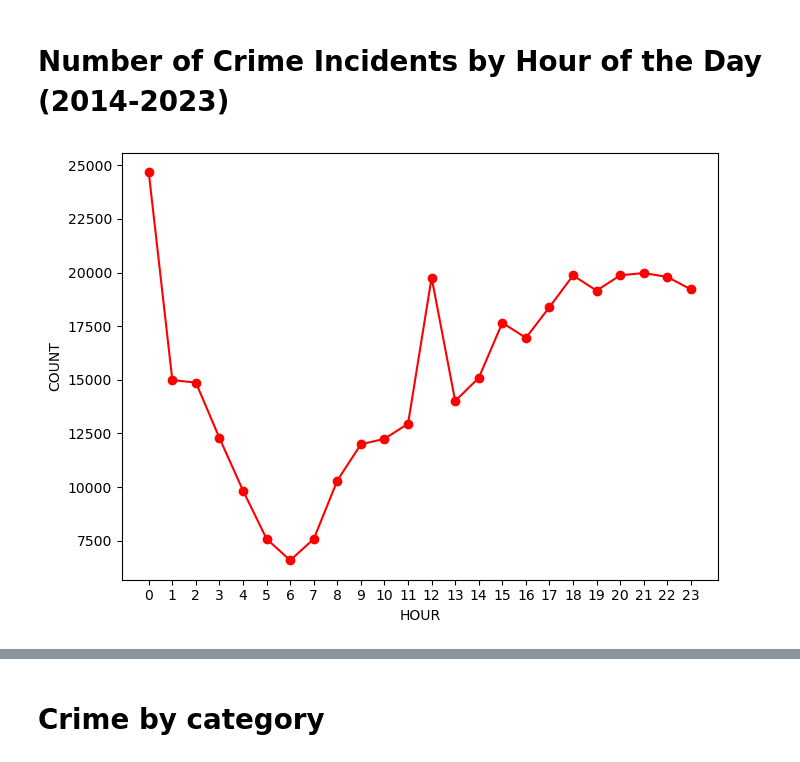
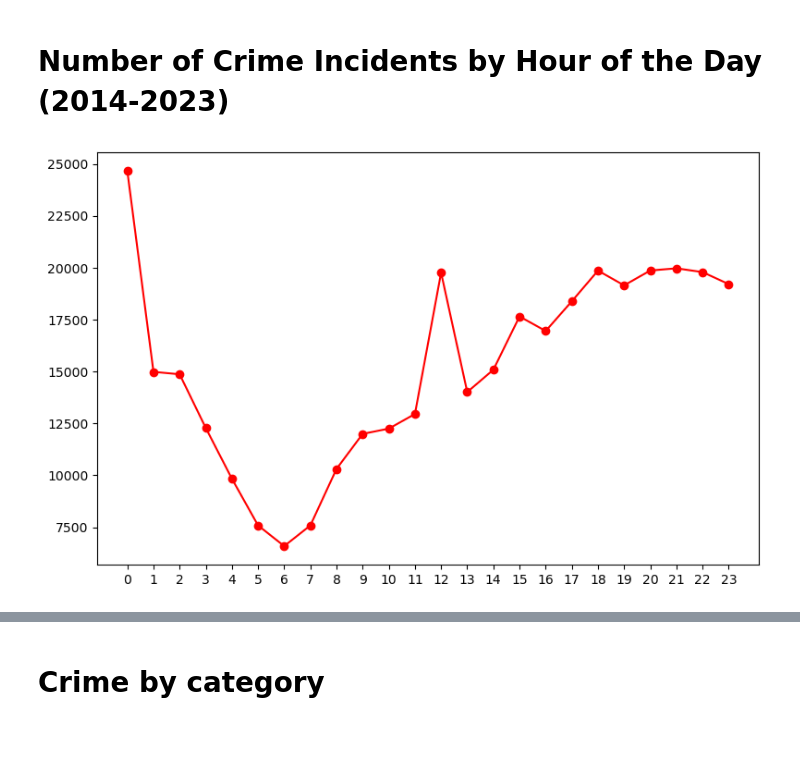
Before and after one commit to rentruong/ENGO645_TorontoCrimeAnalysis, a Jupyter notebook: DataExploration.ipynb, the cells around one changed output, grey strips where cells are left out. Drawn from its saved outputs; the diff is of its cells as text; code cells hidden in the pictures; blank space fills up the shorter version.

```diff
--- a/DataExploration.ipynb
+++ b/DataExploration.ipynb
@@ -1,7 +1,7 @@
 # %%
 # set workspace
 WhoIsWorking = "RT"
-WorkLocation = "Home"
+WorkLocation = "School"
 
 if WhoIsWorking == "RT":
     if WorkLocation == "Home":
@@ -257,20 +355,20 @@ plt.show()
 # %%
 # Group by hour of the day and count occurrences
 grouped_data_HOUR = MCI_data.groupby('OCC_HOUR').size()
 
 # Plot line chart
-plt.figure(figsize=(7, 5))
+plt.figure(figsize=(8, 5))
 plt.plot(grouped_data_HOUR.index, grouped_data_HOUR, marker='o', color='red', linestyle='-')
 plt.title('')
-plt.xlabel('HOUR')
-plt.ylabel('COUNT')
+plt.xlabel('')
+plt.ylabel('')
 plt.xticks(range(24))  # Set x-axis ticks to show all hours in 24-hour format
 
 # Label each point with its respective count
 #for x, y in zip(grouped_data_HOUR.index, grouped_data_HOUR):
 #    plt.text(x, y + 500, '%d' % y, ha='center', va='bottom')
 
 plt.tight_layout()
 plt.show()
 # %% [output]
-[figure, old version]
+[figure, new version]
```
Also changed, not shown: parts of 15 cells of this notebook.
